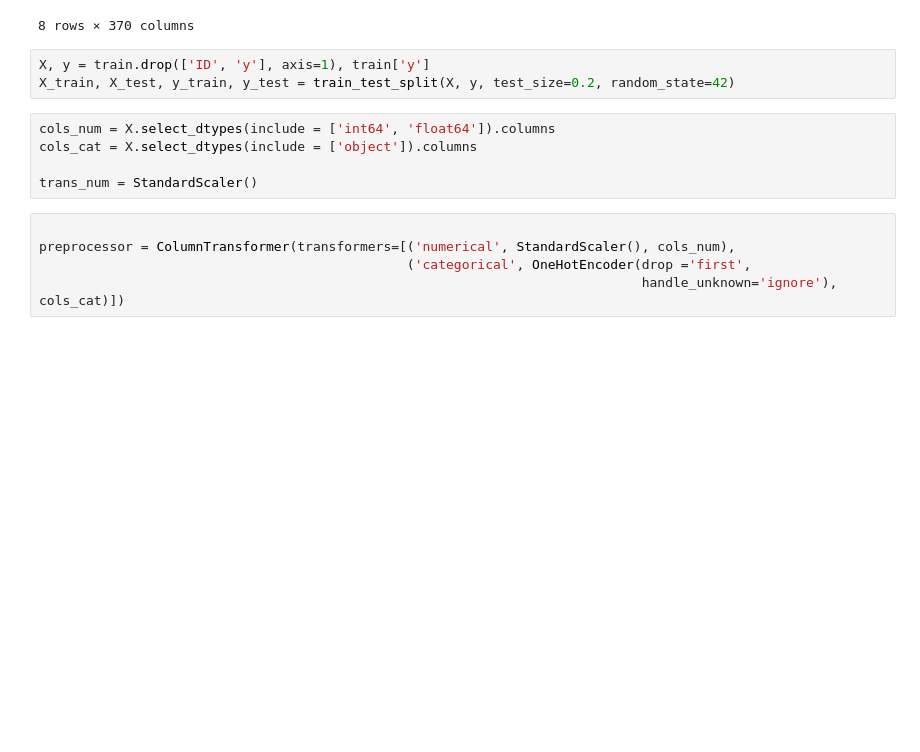
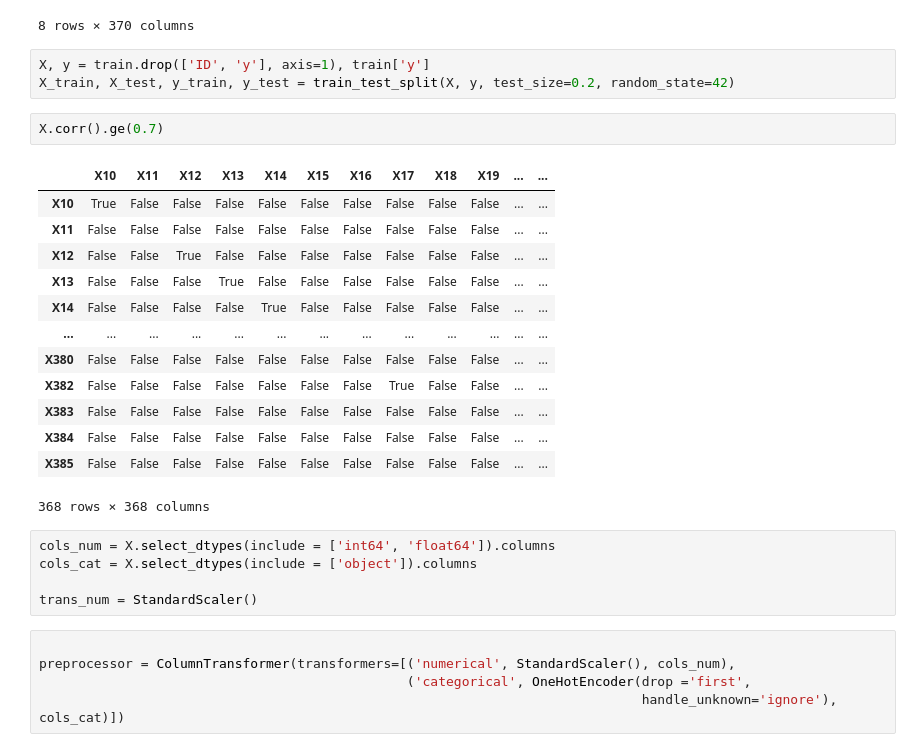
Before and after one commit to lukaszlomozik/Mercedes-Benz-Greener-Manufacturing, a Jupyter notebook: Mercedes-Benz Greener Manufacturing.ipynb, the cells around one changed output. Saved outputs shown, nothing was run; the diff lists cells and outputs as text; blank space fills up the shorter version.

```diff
--- a/Mercedes-Benz Greener Manufacturing.ipynb
+++ b/Mercedes-Benz Greener Manufacturing.ipynb
@@ -59,6 +59,22 @@ train.describe()
 # %%
 X, y = train.drop(['ID', 'y'], axis=1), train['y']
 X_train, X_test, y_train, y_test = train_test_split(X, y, test_size=0.2, random_state=42)
+# %%
+X.corr().ge(0.7)
+# %% [output]
+|  | X10 | X11 | X12 | X13 | X14 | X15 | X16 | X17 | X18 | X19 | ... | ... |
+| X10 | True | False | False | False | False | False | False | False | False | False | ... | ... |
+| X11 | False | False | False | False | False | False | False | False | False | False | ... | ... |
+| X12 | False | False | True | False | False | False | False | False | False | False | ... | ... |
+| X13 | False | False | False | True | False | False | False | False | False | False | ... | ... |
+| X14 | False | False | False | False | True | False | False | False | False | False | ... | ... |
+| ... | ... | ... | ... | ... | ... | ... | ... | ... | ... | ... | ... | ... |
+| X380 | False | False | False | False | False | False | False | False | False | False | ... | ... |
+| X382 | False | False | False | False | False | False | False | True | False | False | ... | ... |
+| X383 | False | False | False | False | False | False | False | False | False | False | ... | ... |
+| X384 | False | False | False | False | False | False | False | False | False | False | ... | ... |
+| X385 | False | False | False | False | False | False | False | False | False | False | ... | ... |
+368 rows × 368 columns
 # %%
 cols_num = X.select_dtypes(include = ['int64', 'float64']).columns
 cols_cat = X.select_dtypes(include = ['object']).columns
```
Also changed, not shown: parts of 6 cells of this notebook, 1 other file.
